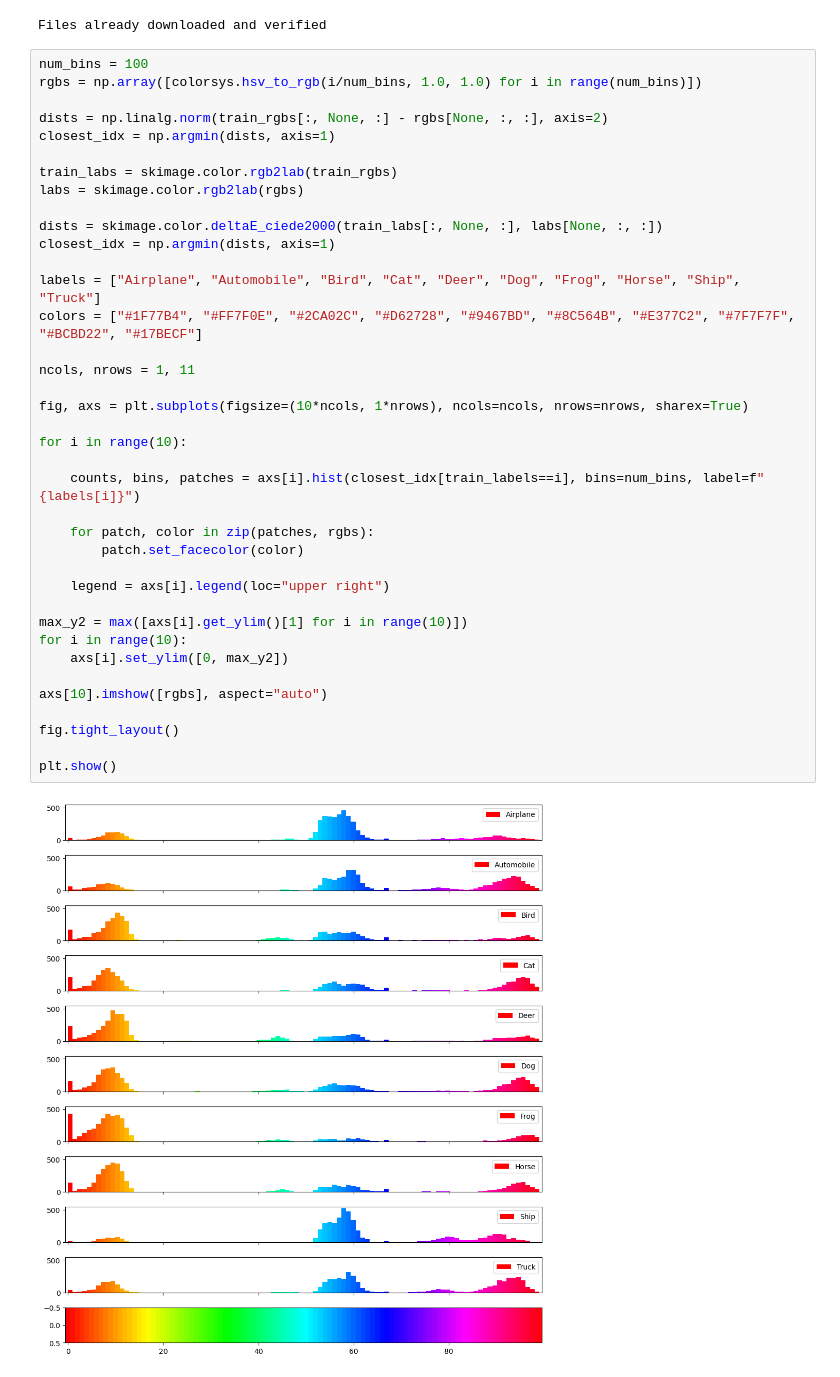
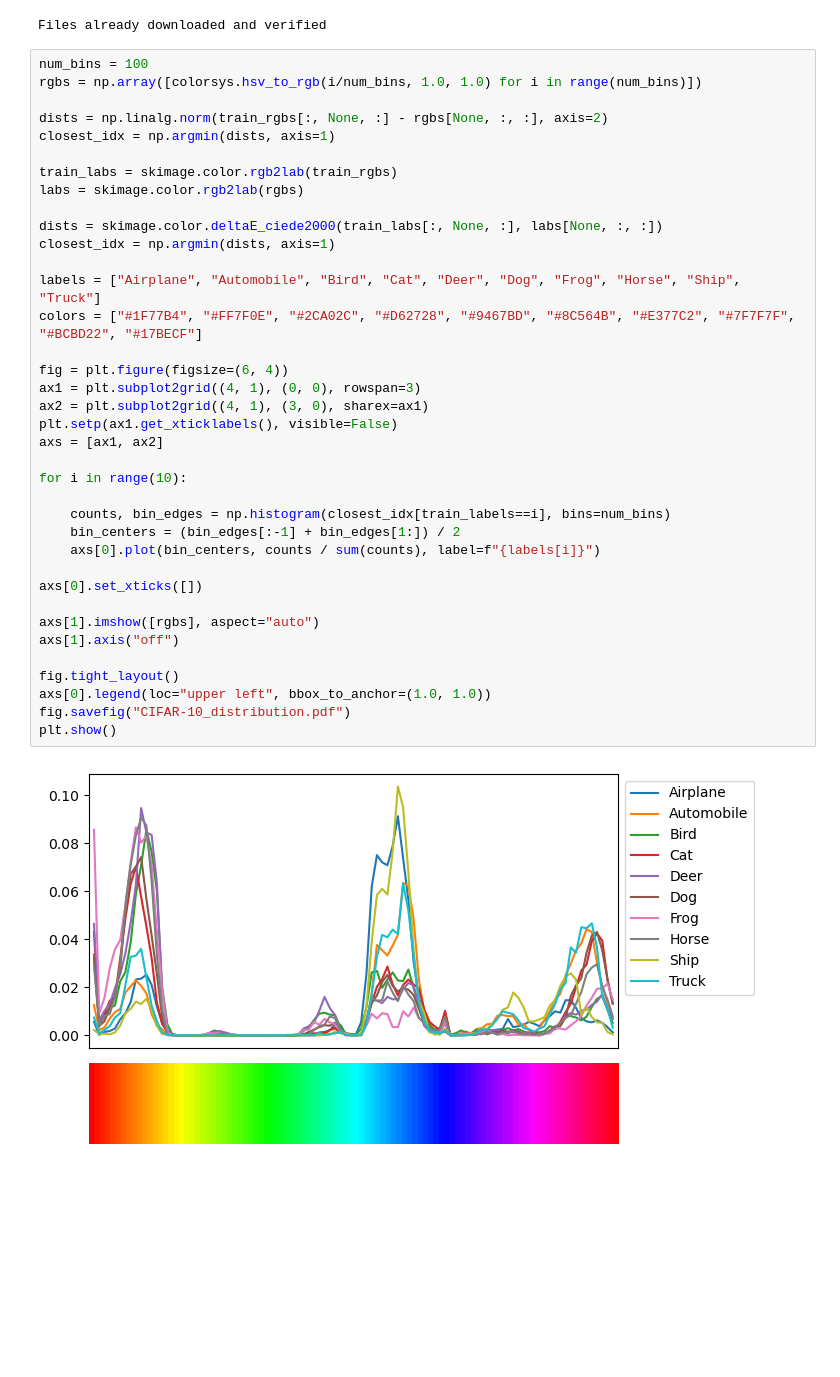
Before and after one commit to ethanharvey98/CS150-FinalProject, a Jupyter notebook: notebooks/visualization.ipynb, the cells around one changed output. Drawn from its saved outputs; the diff is of its cells as text; blank space fills up the shorter version.

```diff
--- a/notebooks/visualization.ipynb
+++ b/notebooks/visualization.ipynb
@@ -54,40 +57,39 @@ Files already downloaded and verified
 # %%
 num_bins = 100
 rgbs = np.array([colorsys.hsv_to_rgb(i/num_bins, 1.0, 1.0) for i in range(num_bins)])
 
 dists = np.linalg.norm(train_rgbs[:, None, :] - rgbs[None, :, :], axis=2)
 closest_idx = np.argmin(dists, axis=1)
 
 train_labs = skimage.color.rgb2lab(train_rgbs)
 labs = skimage.color.rgb2lab(rgbs)
 
 dists = skimage.color.deltaE_ciede2000(train_labs[:, None, :], labs[None, :, :])
 closest_idx = np.argmin(dists, axis=1)
 
 labels = ["Airplane", "Automobile", "Bird", "Cat", "Deer", "Dog", "Frog", "Horse", "Ship", "Truck"]
 colors = ["#1F77B4", "#FF7F0E", "#2CA02C", "#D62728", "#9467BD", "#8C564B", "#E377C2", "#7F7F7F", "#BCBD22", "#17BECF"]
 
-ncols, nrows = 1, 11
-
-fig, axs = plt.subplots(figsize=(10*ncols, 1*nrows), ncols=ncols, nrows=nrows, sharex=True)
+fig = plt.figure(figsize=(6, 4))
+ax1 = plt.subplot2grid((4, 1), (0, 0), rowspan=3)
+ax2 = plt.subplot2grid((4, 1), (3, 0), sharex=ax1)
+plt.setp(ax1.get_xticklabels(), visible=False)
+axs = [ax1, ax2]
 
 for i in range(10):
 
-    counts, bins, patches = axs[i].hist(closest_idx[train_labels==i], bins=num_bins, label=f"{labels[i]}")
+    counts, bin_edges = np.histogram(closest_idx[train_labels==i], bins=num_bins)
+    bin_centers = (bin_edges[:-1] + bin_edges[1:]) / 2
+    axs[0].plot(bin_centers, counts / sum(counts), label=f"{labels[i]}")
 
-    for patch, color in zip(patches, rgbs):
-        patch.set_facecolor(color)
+axs[0].set_xticks([])
 
-    legend = axs[i].legend(loc="upper right")
-
-max_y2 = max([axs[i].get_ylim()[1] for i in range(10)])
-for i in range(10):
-    axs[i].set_ylim([0, max_y2])
-
-axs[10].imshow([rgbs], aspect="auto")
+axs[1].imshow([rgbs], aspect="auto")
+axs[1].axis("off")
 
 fig.tight_layout()
-
+axs[0].legend(loc="upper left", bbox_to_anchor=(1.0, 1.0))
+fig.savefig("CIFAR-10_distribution.pdf")
 plt.show()
 # %% [output]
-[figure, old version]
+[figure, new version]
```
Also changed, not shown: parts of 1 cell of this notebook, 14 other files.
